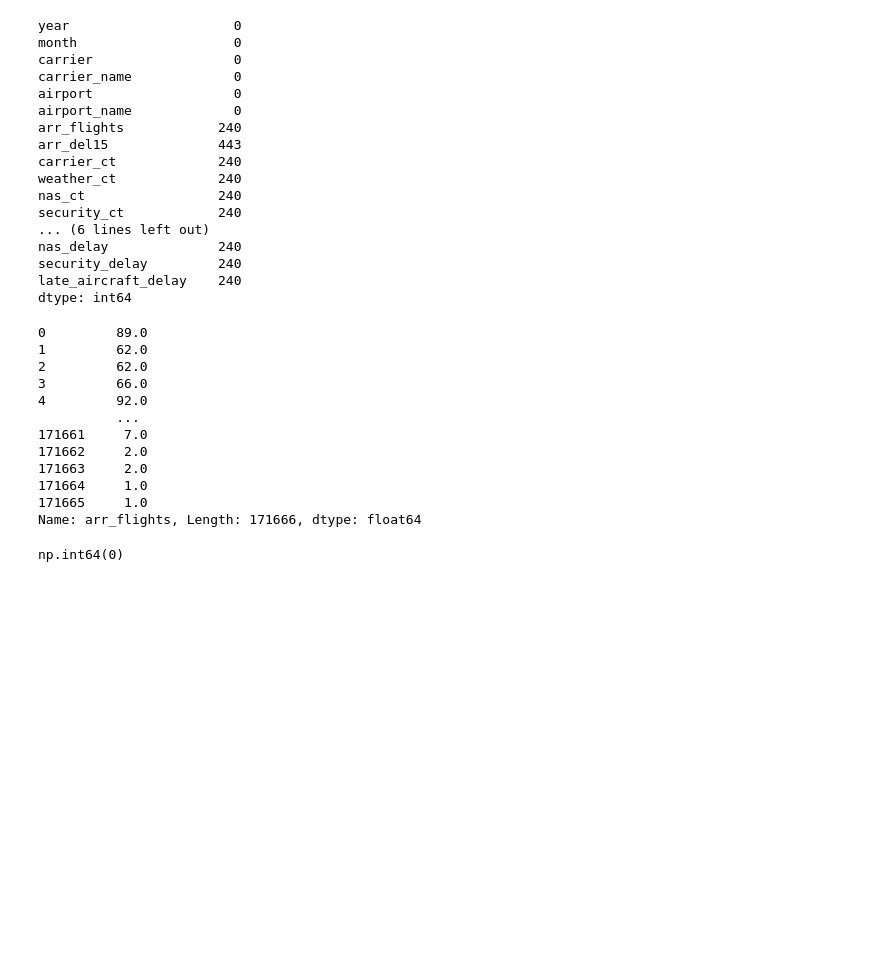
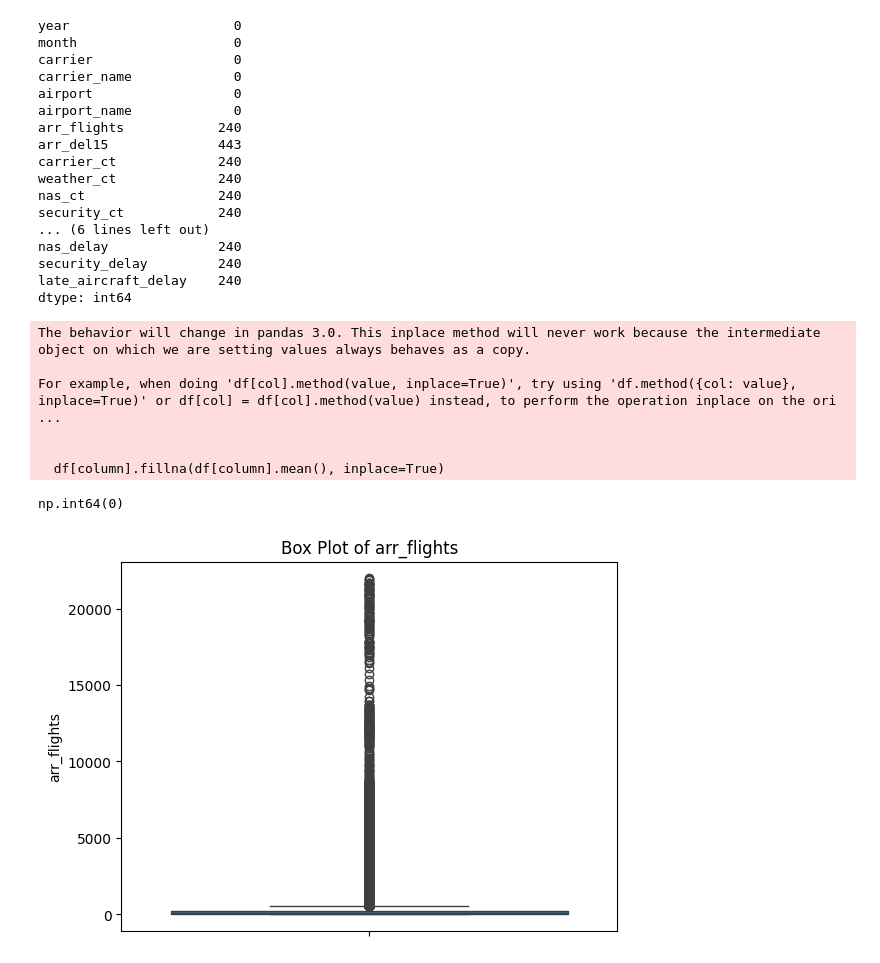
Before and after one commit to CresthaRaman/Flight-Delay, a Jupyter notebook: flight.ipynb, the cells around one changed output. Drawn from its saved outputs; the diff is of its cells as text; code cells hidden in the pictures; blank space fills up the shorter version.

```diff
--- a/flight.ipynb
+++ b/flight.ipynb
@@ -111,21 +99,23 @@ security_delay         240
 late_aircraft_delay    240
 dtype: int64
 # %%
-df['arr_flights'].fillna({'arr_flights': df['arr_flights'].mean()})
+for column in df.columns:
+    if df[column].dtype in ['int64', 'float64']:
+            df[column].fillna(df[column].mean(), inplace=True)
 # %% [output]
-0         89.0
-1         62.0
-2         62.0
-3         66.0
-4         92.0
-          ...
-171661     7.0
-171662     2.0
-171663     2.0
-171664     1.0
-171665     1.0
-Name: arr_flights, Length: 171666, dtype: float64
+The behavior will change in pandas 3.0. This inplace method will never work because the intermediate object on which we are setting values always behaves as a copy.
+
+For example, when doing 'df[col].method(value, inplace=True)', try using 'df.method({col: value}, inplace=True)' or df[col] = df[col].method(value) instead, to perform the operation inplace on the ori ...
+
+
+  df[column].fillna(df[column].mean(), inplace=True)
 # %%
 df['arr_flights'].isnull().sum()
 # %% [output]
 np.int64(0)
+# %%
+sns.boxplot(y=df['arr_flights'])
+plt.title("Box Plot of arr_flights")
+plt.show()
+# %% [output]
+[figure, added]
```
Also changed, not shown: parts of 4 cells of this notebook.
